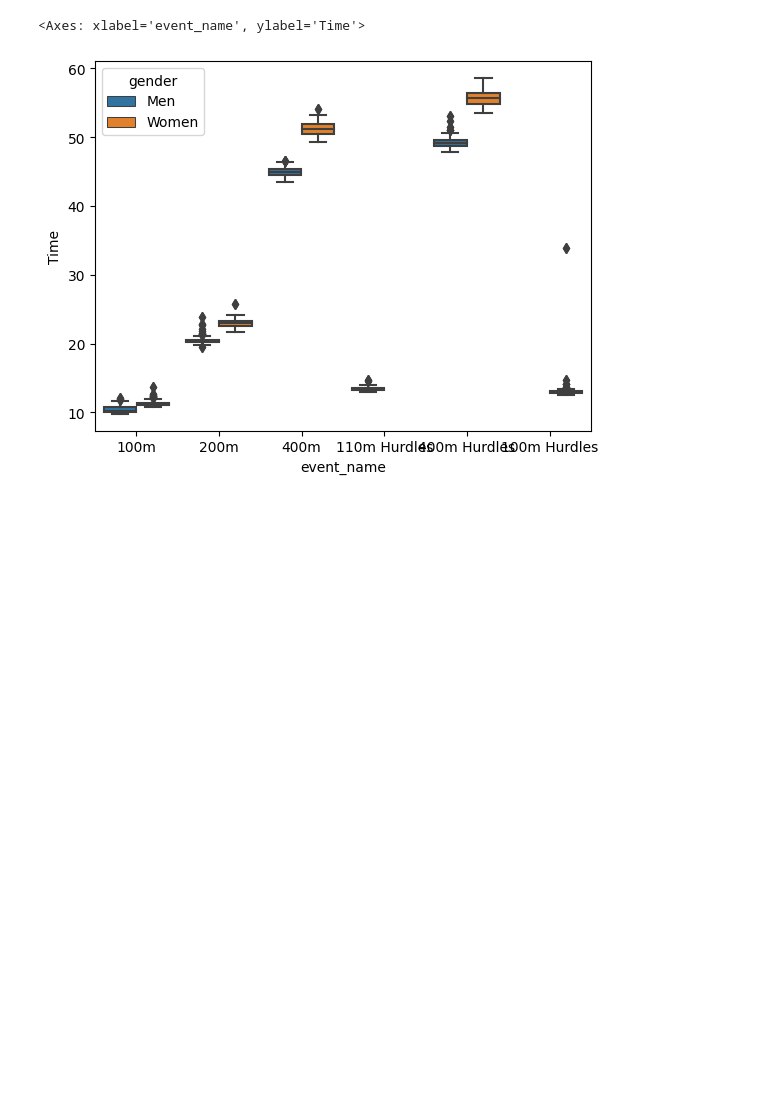
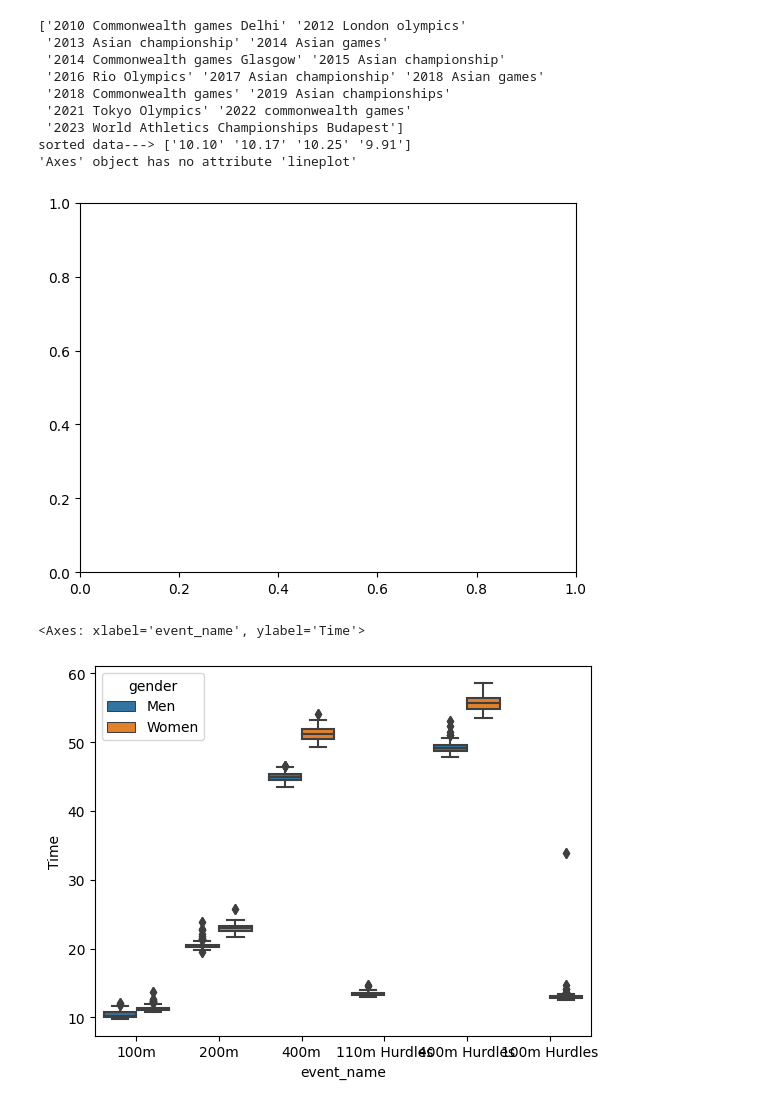
Before and after one commit to abhijit360/Webscraping-DataAnalysis, a Jupyter notebook: notebooks/visualisation.ipynb, the cells around one changed output. Cells and saved outputs as stored; diff of their text form; code cells hidden in the pictures; blank space fills up the shorter version.

```diff
--- a/notebooks/visualisation.ipynb
+++ b/notebooks/visualisation.ipynb
@@ -15,3 +15,37 @@ data_frame.head(5)
+# %%
+# for event in data_frame["event_name"].unique():
+try:
+    print(data_frame["Competition"].unique())
+    event_data = data_frame.query("event_name == '100m'")
+    competition_data = event_data[event_data['Competition'].str.contains('Asian championship')]
+    # finalists = event_data.query("Round == 'Finals'")
+    finalists = competition_data.query("Round == 'Finals'")
+    gold_medalists = finalists.query("`No.` == 1.0")
+    men_gold_medalists = gold_medalists.query("gender == 'Men'")
+    men_gold_medalists.sort
+    fig , ax = plt.subplots()
+
+    ax.lineplot(men_gold_medalists["Competition"],numpy.sort(men_gold_medalists["Time"]))
+
+
+    # men_finalists = finalists.query("gender == 'Men'")
+    # men_gold_medalists = men_finalists.query("No. == '1.0'")
+    # women_finalists = finalists.query("gender == 'Women'")
+
+    # sns.lineplot(data=event_data, x="Competition", y="Time")
+except Exception as e:
+    print(e)
+# %% [output]
+['2010 Commonwealth games Delhi' '2012 London olympics'
+ '2013 Asian championship' '2014 Asian games'
+ '2014 Commonwealth games Glasgow' '2015 Asian championship'
+ '2016 Rio Olympics' '2017 Asian championship' '2018 Asian games'
+ '2018 Commonwealth games' '2019 Asian championships'
+ '2021 Tokyo Olympics' '2022 commonwealth games'
+ '2023 World Athletics Championships Budapest']
+sorted data---> ['10.10' '10.17' '10.25' '9.91']
+'Axes' object has no attribute 'lineplot'
+[figure, added]
 # %%
 # hundred_meter_mask = data_frame['event_name'] == "100m"
 hundred_meter_data = data_frame[data_frame['event_name'] == "100m"]
```
Also changed, not shown: parts of 1 cell of this notebook, 5 other files.
